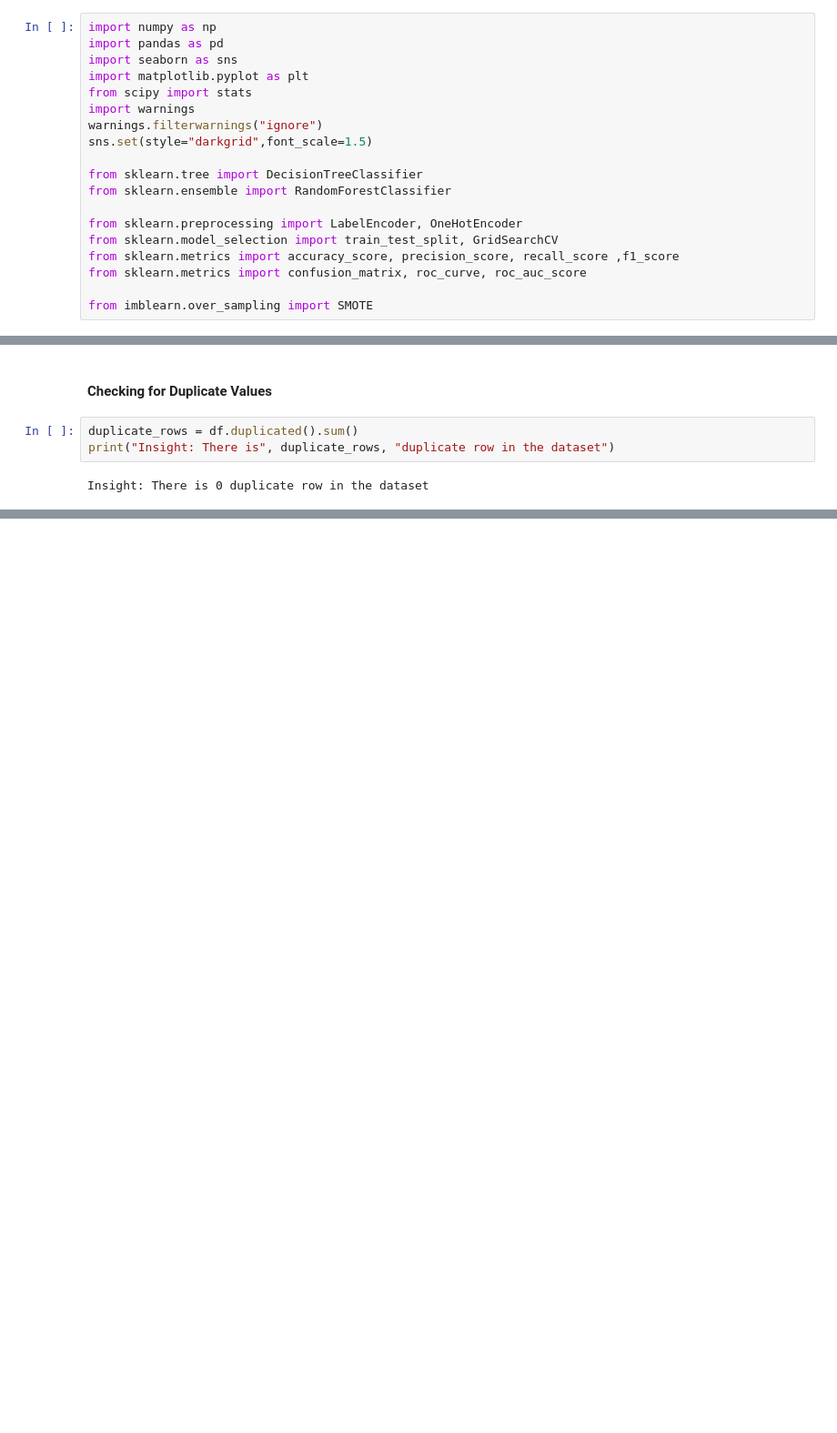
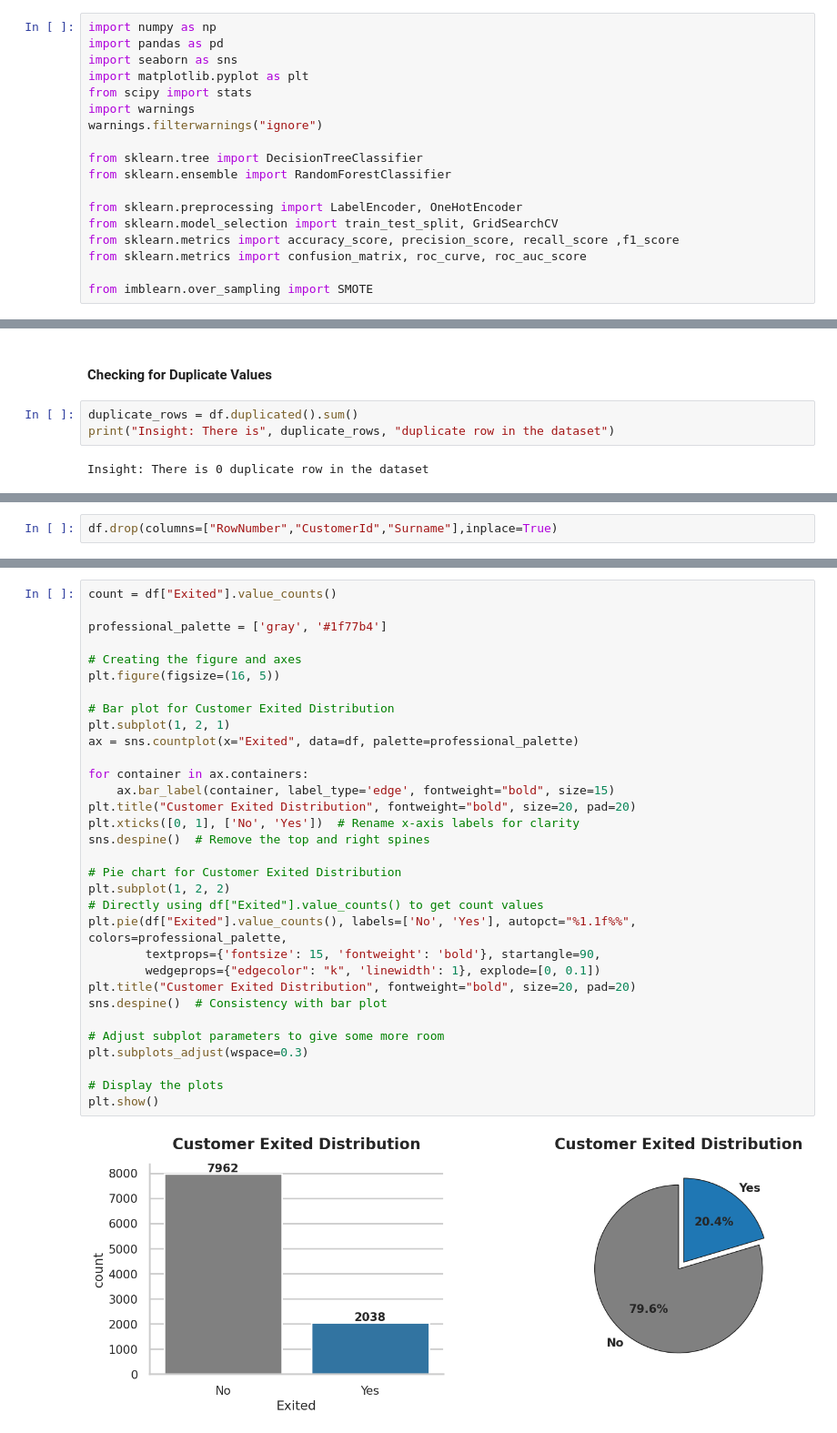
Before and after one commit to AzlinRusnan/Bank_Turnover_Analysis, a Jupyter notebook: Bank_Turnover_Analysis.ipynb, the cells around one changed output, grey strips where cells are left out. Shown at 91% size. Drawn from its saved outputs; the diff is of its cells as text; blank space fills up the shorter version.

```diff
--- a/Bank_Turnover_Analysis.ipynb
+++ b/Bank_Turnover_Analysis.ipynb
@@ -19,7 +19,6 @@ import matplotlib.pyplot as plt
 from scipy import stats
 import warnings
 warnings.filterwarnings("ignore")
-sns.set(style="darkgrid",font_scale=1.5)
 
 from sklearn.tree import DecisionTreeClassifier
 from sklearn.ensemble import RandomForestClassifier
@@ -153,0 +176,2 @@ Insight: There is 0 duplicate row in the dataset
+# %%
+df.drop(columns=["RowNumber","CustomerId","Surname"],inplace=True)
@@ -153,0 +210,34 @@ Insight: There is 0 duplicate row in the dataset
+# %%
+count = df["Exited"].value_counts()
+
+professional_palette = ['gray', '#1f77b4']
+
+# Creating the figure and axes
+plt.figure(figsize=(16, 5))
+
+# Bar plot for Customer Exited Distribution
+plt.subplot(1, 2, 1)
+ax = sns.countplot(x="Exited", data=df, palette=professional_palette)
+
+for container in ax.containers:
+    ax.bar_label(container, label_type='edge', fontweight="bold", size=15)
+plt.title("Customer Exited Distribution", fontweight="bold", size=20, pad=20)
+plt.xticks([0, 1], ['No', 'Yes'])  # Rename x-axis labels for clarity
+sns.despine()  # Remove the top and right spines
+
+# Pie chart for Customer Exited Distribution
+plt.subplot(1, 2, 2)
+# Directly using df["Exited"].value_counts() to get count values
+plt.pie(df["Exited"].value_counts(), labels=['No', 'Yes'], autopct="%1.1f%%", colors=professional_palette,
+        textprops={'fontsize': 15, 'fontweight': 'bold'}, startangle=90,
+        wedgeprops={"edgecolor": "k", 'linewidth': 1}, explode=[0, 0.1])
+plt.title("Customer Exited Distribution", fontweight="bold", size=20, pad=20)
+sns.despine()  # Consistency with bar plot
+
+# Adjust subplot parameters to give some more room
+plt.subplots_adjust(wspace=0.3)
+
+# Display the plots
+plt.show()
+# %% [output]
+[figure, added]
```
Also changed, not shown: parts of 12 cells of this notebook.
